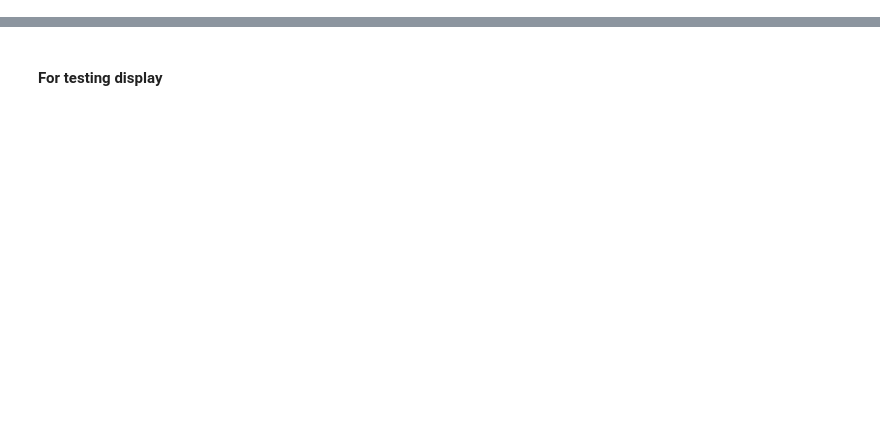
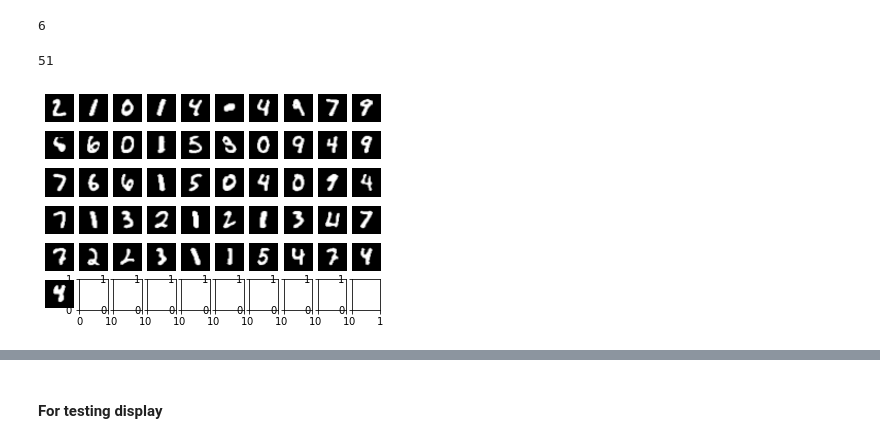
Before and after one commit to sjeastwood/cmpt412, a Jupyter notebook: project1/ec/ec.ipynb, the cells around one changed output, grey strips where cells are left out. Drawn from its saved outputs; the diff is of its cells as text; code cells hidden in the pictures; blank space fills up the shorter version.

```diff
--- a/project1/ec/ec.ipynb
+++ b/project1/ec/ec.ipynb
@@ -35,6 +35,7 @@ for params_idx in range(len(params)):
 image_dir = "../images/"
 
 images = []
+image_name = []
 
 file_list = os.listdir(image_dir)
 
@@ -42,4 +43,5 @@ for file in file_list:
     if "jpg" in file or "JPG" in file or "png" in file or "PNG" in file:
         img = cv2.imread(image_dir+file, cv2.IMREAD_GRAYSCALE)
         images.append(img)
+        image_name.append(file)
 # %%
@@ -60,6 +144,8 @@ digit_imgs = []
 #Referenced: https://pyimagesearch.com/2021/02/22/opencv-connected-component-labeling-and-analysis/
 
 #First work with one image, then eventually do it for all and append it to a growing list of digits
-test_img = images_binary[0]
+image = 3
 
-num, _, box_stats, cpts = cv2.connectedComponentsWithStats(test_img, 4, cv2.CV_32S)
+img = images_binary[image]
+
+num, _, box_stats, cpts = cv2.connectedComponentsWithStats(img, 8, cv2.CV_32S)
@@ -67,0 +152,42 @@ num, _, box_stats, cpts = cv2.connectedComponentsWithStats(test_img, 4, cv2.CV_3
+# %%
+num
+# %% [output]
+6
+# %%
+#ignore index 0 as that is the background image
+digit_imgs = []
+for i in range(1,num):
+
+    left = box_stats[i, cv2.CC_STAT_LEFT]
+    right = left + box_stats[i, cv2.CC_STAT_WIDTH]
+    top = box_stats[i, cv2.CC_STAT_TOP]
+    bottom = top + box_stats[i, cv2.CC_STAT_HEIGHT]
+    extract_digit = img[top:bottom,left:right]
+
+    #pad the image
+    pad_digit = cv2.copyMakeBorder(extract_digit, 11, 11, 11, 11, cv2.BORDER_CONSTANT, value=0)
+    #resize image
+    size_digit = cv2.resize(pad_digit,(28,28), interpolation=cv2.INTER_AREA)
+    digit_imgs.append(size_digit)
+# %%
+len(digit_imgs)
+# %% [output]
+51
+# %%
+fig, ax = plt.subplots(6, 10)
+
+im_num = 0
+
+for row in range(6):
+    for col in range(10):
+        ax[row, col].set_axis_off()
+        ax[row, col].imshow(digit_imgs[im_num], cmap='gray')
+        im_num = im_num + 1
+        if im_num > len(digit_imgs) - 1:
+            break
+    if im_num > len(digit_imgs) - 1:
+            break
+
+plt.savefig("fifty.png")
+# %% [output]
+[figure, added]
```
Also changed, not shown: parts of 9 cells of this notebook.
